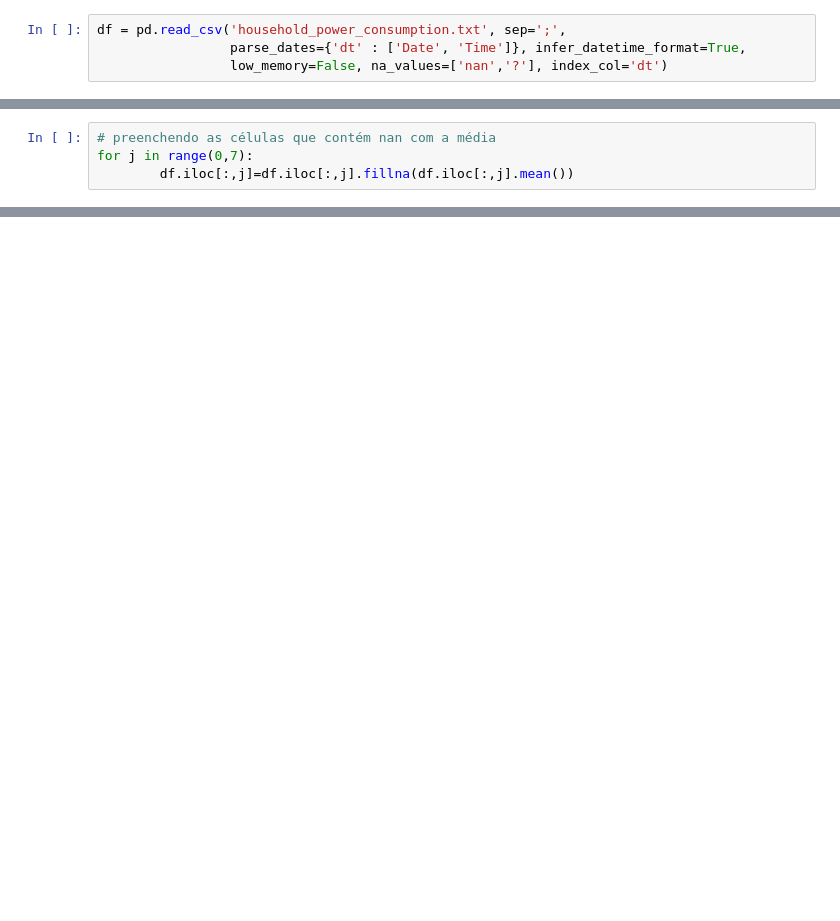
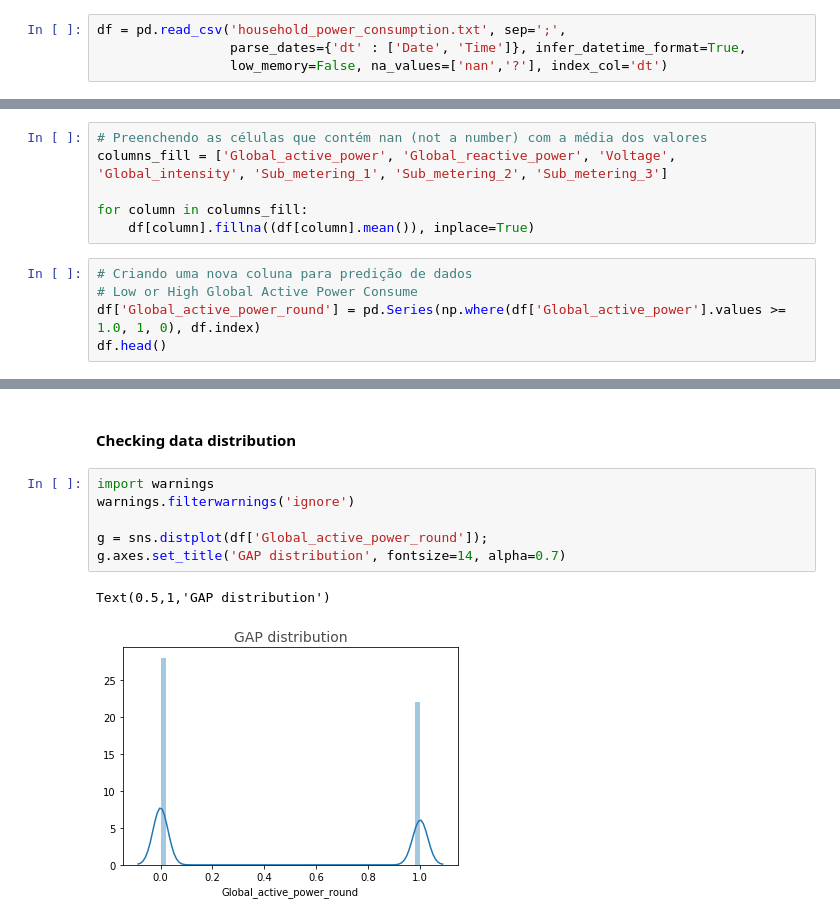
Before and after one commit to jycaraujo/INF1032-T2, a Jupyter notebook: T2.2.ipynb, the cells around one changed output, grey strips where cells are left out. Cells and saved outputs as stored; diff of their text form; blank space fills up the shorter version.

```diff
--- a/T2.2.ipynb
+++ b/T2.2.ipynb
@@ -79,4 +59,0 @@ X = df.head(50).iloc[:, 0:7].values
-# %%
-# preenchendo as células que contém nan com a média
-for j in range(0,7):
-        df.iloc[:,j]=df.iloc[:,j].fillna(df.iloc[:,j].mean())
@@ -294,0 +62,11 @@ For n_clusters = 6 The average silhouette_score is : 0.587517063976713
+# %%
+# Preenchendo as células que contém nan (not a number) com a média dos valores
+columns_fill = ['Global_active_power', 'Global_reactive_power', 'Voltage', 'Global_intensity', 'Sub_metering_1', 'Sub_metering_2', 'Sub_metering_3']
+
+for column in columns_fill:
+    df[column].fillna((df[column].mean()), inplace=True)
+# %%
+# Criando uma nova coluna para predição de dados
+# Low or High Global Active Power Consume
+df['Global_active_power_round'] = pd.Series(np.where(df['Global_active_power'].values >= 1.0, 1, 0), df.index)
+df.head()
@@ -294,0 +81,11 @@ For n_clusters = 6 The average silhouette_score is : 0.587517063976713
+# %% [markdown]
+#### Checking data distribution
+# %%
+import warnings
+warnings.filterwarnings('ignore')
+
+g = sns.distplot(df['Global_active_power_round']);
+g.axes.set_title('GAP distribution', fontsize=14, alpha=0.7)
+# %% [output]
+Text(0.5,1,'GAP distribution')
+[figure, added]
```
Also changed, not shown: parts of 47 cells of this notebook.
